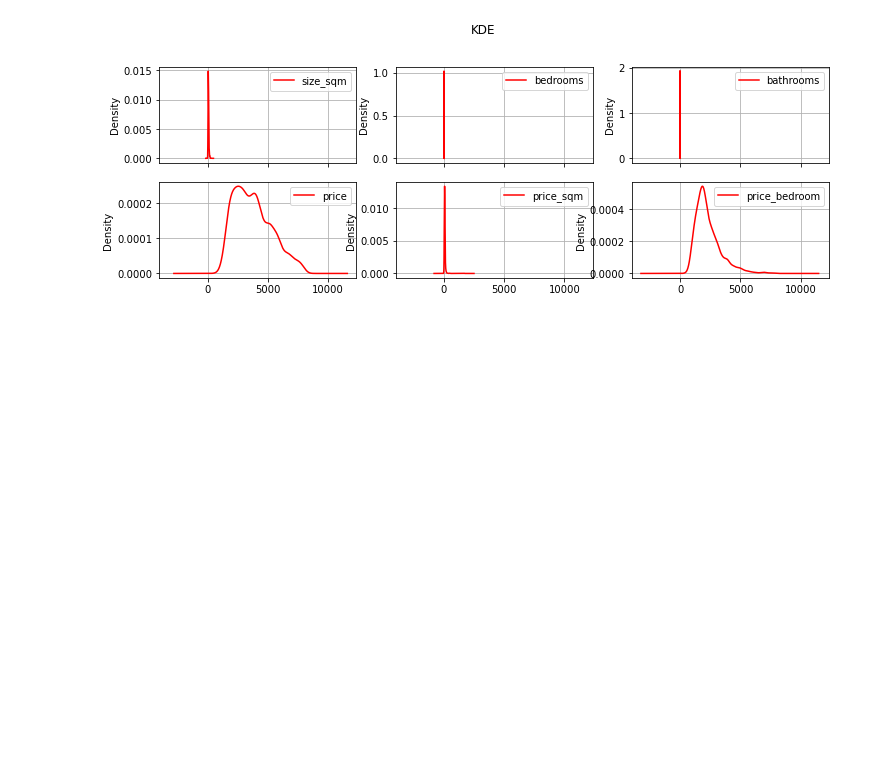
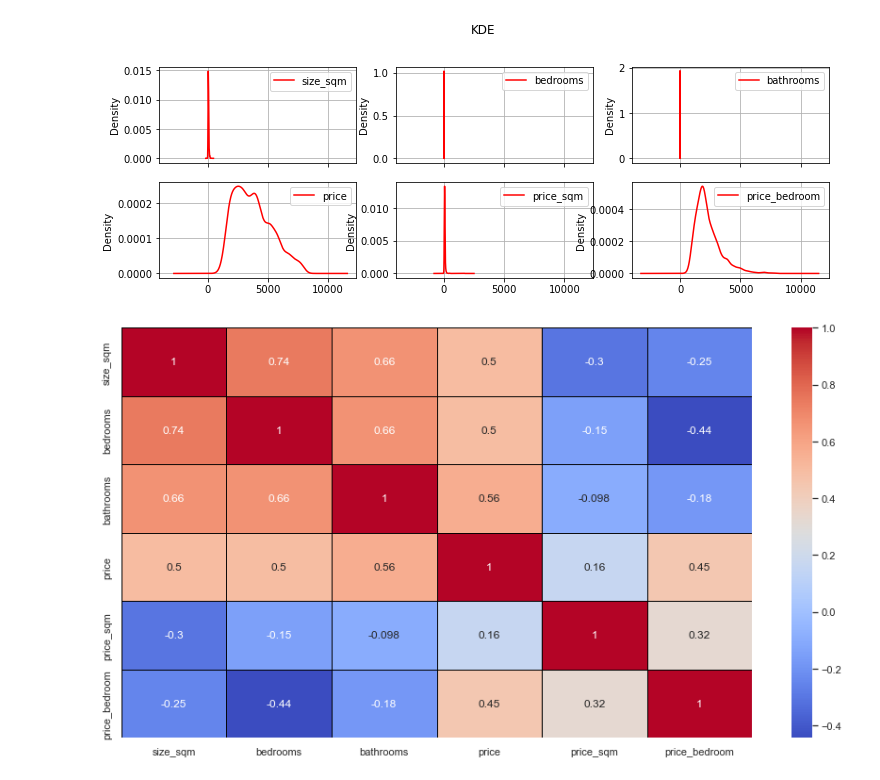
Before and after one commit to capstone-jmrs/capstone-proptech-repo, a Jupyter notebook: final_table.ipynb, the cells around one changed output. Drawn from its saved outputs; the diff is of its cells as text; code cells hidden in the pictures; blank space fills up the shorter version.

```diff
--- a/final_table.ipynb
+++ b/final_table.ipynb
@@ -281,3 +281,8 @@ plot_platforms_complete.plot(kind='box', figsize=(18, 9), rot=0, fontsize=8, gri
 plot_platforms_complete.plot(kind='kde', figsize=(12, 6), fontsize=10, grid=True, title='KDE', color='red', subplots=True, layout=(3, 3), legend=True);
 # %% [output]
 [figure]
+# %%
+sns.set(rc = {'figure.figsize':(15,8)})
+sns.heatmap(plot_platforms_complete.corr(), annot=True, cmap='coolwarm', linewidths=1, linecolor='black');
+# %% [output]
+[figure, added]
```
